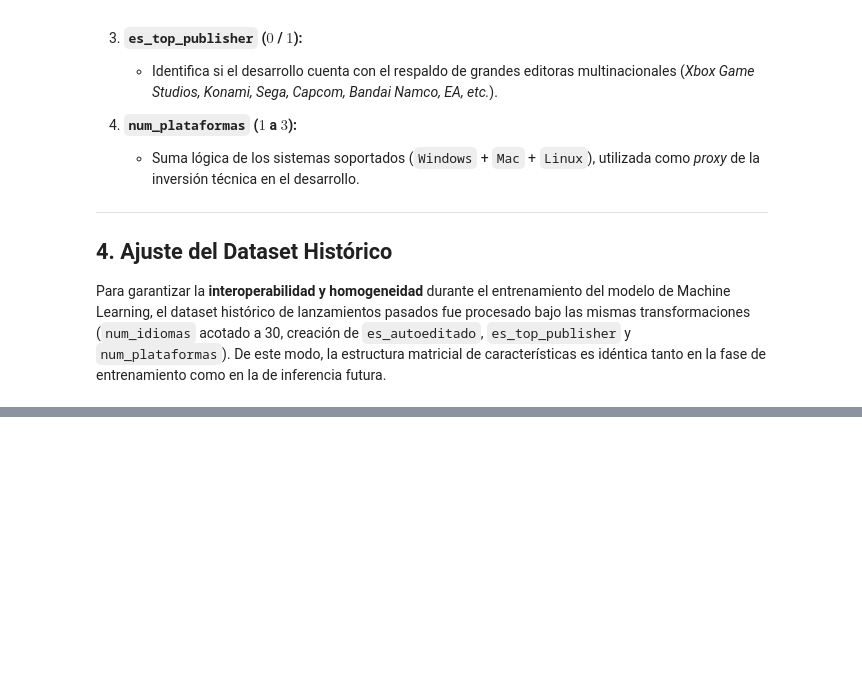
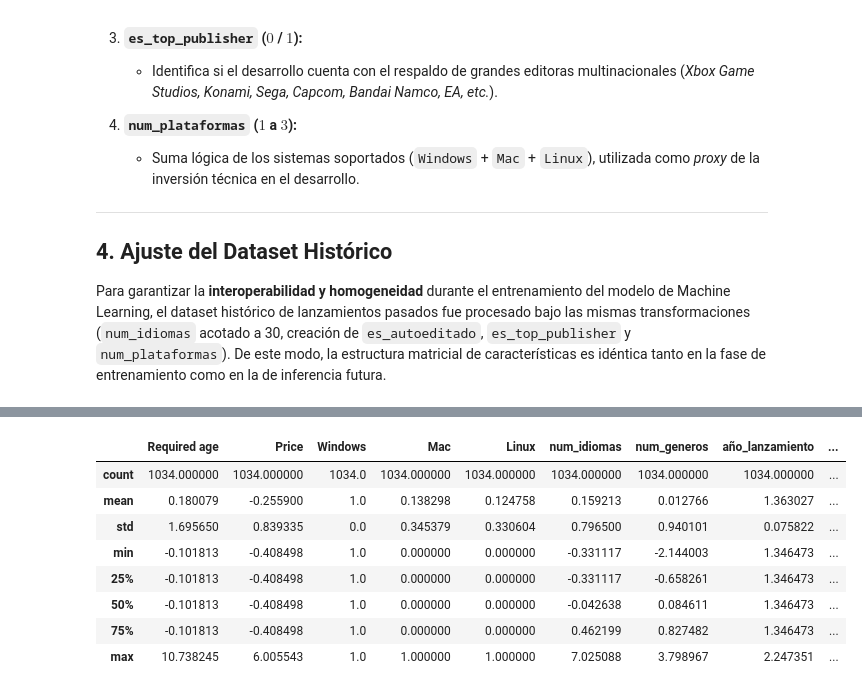
Before and after one commit to kevinmc37/Steam-Success-Predictor, a Jupyter notebook: 01_data_cleaning_and_features.ipynb, the cells around one changed output, grey strips where cells are left out. Drawn from its saved outputs; the diff is of its cells as text; code cells hidden in the pictures; blank space fills up the shorter version.

```diff
--- a/01_data_cleaning_and_features.ipynb
+++ b/01_data_cleaning_and_features.ipynb
@@ -1368,0 +1558,12 @@ nuevos_juegos = [ # Añadimos esta lista de juegos a mano que no se encontraban
+# %%
+# Le añadimos a los nuevos juegos_publicados_historico, tipo_estudio, dev_exito_promedio, dev_volumen_juegos, pub_exito_promedio, pub_volumen_juegos
+df_lista['developer_clean'] = df_lista['Name'].map(lambda x: estudios_por_juego.get(x, (x, x))[0]).astype(str).str.strip().str.lower()
+df_lista['publisher_clean'] = df_lista['Name'].map(lambda x: estudios_por_juego.get(x, (x, x))[1]).astype(str).str.strip().str.lower()
+df_lista['dev_exito_promedio'] = df_lista['developer_clean'].map(dev_bayesiano_map).fillna(media_global_exito)
+df_lista['dev_volumen_juegos'] = df_lista['developer_clean'].map(dev_volumen_map).fillna(0.0)
+df_lista['pub_exito_promedio'] = df_lista['publisher_clean'].map(pub_bayesiano_map).fillna(media_global_exito)
+df_lista['pub_volumen_juegos'] = df_lista['publisher_clean'].map(pub_volumen_map).fillna(0.0)
+df_lista['juegos_publicados_historico'] = df_lista['developer_clean'].map(map_juegos_historico).fillna(0.0)
+df_lista['tipo_estudio'] = df_lista['developer_clean'].map(map_tipo_estudio).fillna(0.0)
+df_proximos = pd.concat([df_proximos, df_lista], ignore_index = True)
+df_proximos.info()
@@ -1368,0 +1588,4 @@ nuevos_juegos = [ # Añadimos esta lista de juegos a mano que no se encontraban
+# %%
+# Eliminamos las columnas de texto auxiliares que tienen 34 non-null
+df_proximos = df_proximos.drop(columns = ['developer_clean', 'publisher_clean'], errors = 'ignore')
+df_proximos.info()
@@ -1368,0 +1630,22 @@ nuevos_juegos = [ # Añadimos esta lista de juegos a mano que no se encontraban
+# %%
+# Definimos df_modelo eliminando columnas de texto auxiliares como 'Name'
+columnas_no_predictoras = ['Name']
+df_modelo = df_bueno.drop(columns = [col for col in columnas_no_predictoras if col in df_bueno.columns])
+
+# Separamos las características (X) y el objetivo (y)
+X = df_modelo.drop(columns = ['exito_target'])
+y = df_modelo['exito_target']
+
+# Preparamos X_futuro a partir de df_proximos (asegurando el mismo orden de columnas)
+X_futuro = df_proximos.drop(columns = [col for col in columnas_no_predictoras if col in df_proximos.columns])
+X_futuro = X_futuro[X.columns] # Alineación exacta de columnas
+columnas_a_escalar = [ # Lista completa de columnas a escalar
+    'Price', 'Required age', 'num_idiomas', 'num_generos', 'año_lanzamiento', 'mes_lanzamiento', 'juegos_publicados_historico',
+    'dev_exito_promedio', 'dev_volumen_juegos', 'pub_exito_promedio', 'pub_volumen_juegos', 'tipo_estudio'
+]
+scaler = StandardScaler() # fit_transform en entrenamiento (X) y transform en futuros lanzamientos (X_futuro)
+X[columnas_a_escalar] = scaler.fit_transform(X[columnas_a_escalar])
+X_futuro[columnas_a_escalar] = scaler.transform(X_futuro[columnas_a_escalar])
+print(f"Dataset de entrenamiento listo. Características (X): {X.shape}, Target (y): {y.shape}")
+print(f"Dataset de predicción futuro listo. Características (X_futuro): {X_futuro.shape}")
+X.head()
@@ -1368,0 +1726,12 @@ nuevos_juegos = [ # Añadimos esta lista de juegos a mano que no se encontraban
+# %%
+X_futuro.describe()
+# %% [output]
+|  | Required age | Price | Windows | Mac | Linux | num_idiomas | num_generos | año_lanzamiento | ... |
+| count | 1034.000000 | 1034.000000 | 1034.0 | 1034.000000 | 1034.000000 | 1034.000000 | 1034.000000 | 1034.000000 | ... |
+| mean | 0.180079 | -0.255900 | 1.0 | 0.138298 | 0.124758 | 0.159213 | 0.012766 | 1.363027 | ... |
+| std | 1.695650 | 0.839335 | 0.0 | 0.345379 | 0.330604 | 0.796500 | 0.940101 | 0.075822 | ... |
+| min | -0.101813 | -0.408498 | 1.0 | 0.000000 | 0.000000 | -0.331117 | -2.144003 | 1.346473 | ... |
+| 25% | -0.101813 | -0.408498 | 1.0 | 0.000000 | 0.000000 | -0.331117 | -0.658261 | 1.346473 | ... |
+| 50% | -0.101813 | -0.408498 | 1.0 | 0.000000 | 0.000000 | -0.042638 | 0.084611 | 1.346473 | ... |
+| 75% | -0.101813 | -0.408498 | 1.0 | 0.000000 | 0.000000 | 0.462199 | 0.827482 | 1.346473 | ... |
+| max | 10.738245 | 6.005543 | 1.0 | 1.000000 | 1.000000 | 7.025088 | 3.798967 | 2.247351 | ... |
```
Also changed, not shown: parts of 38 cells of this notebook.
